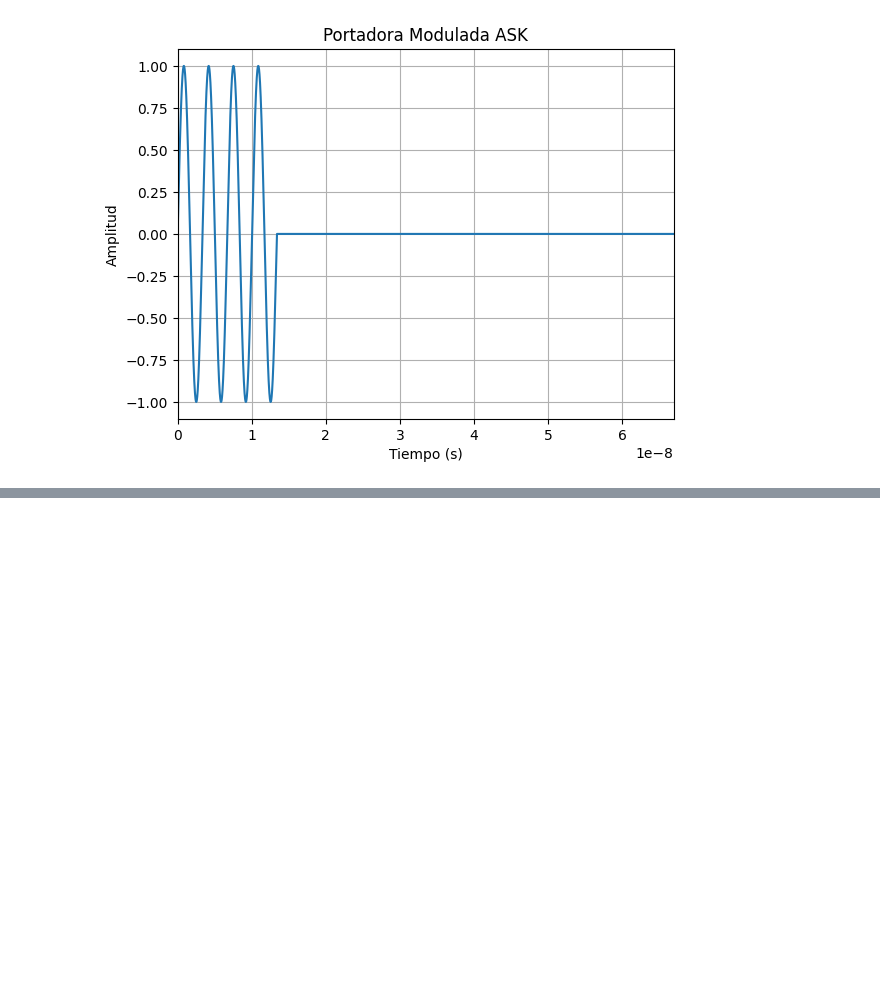
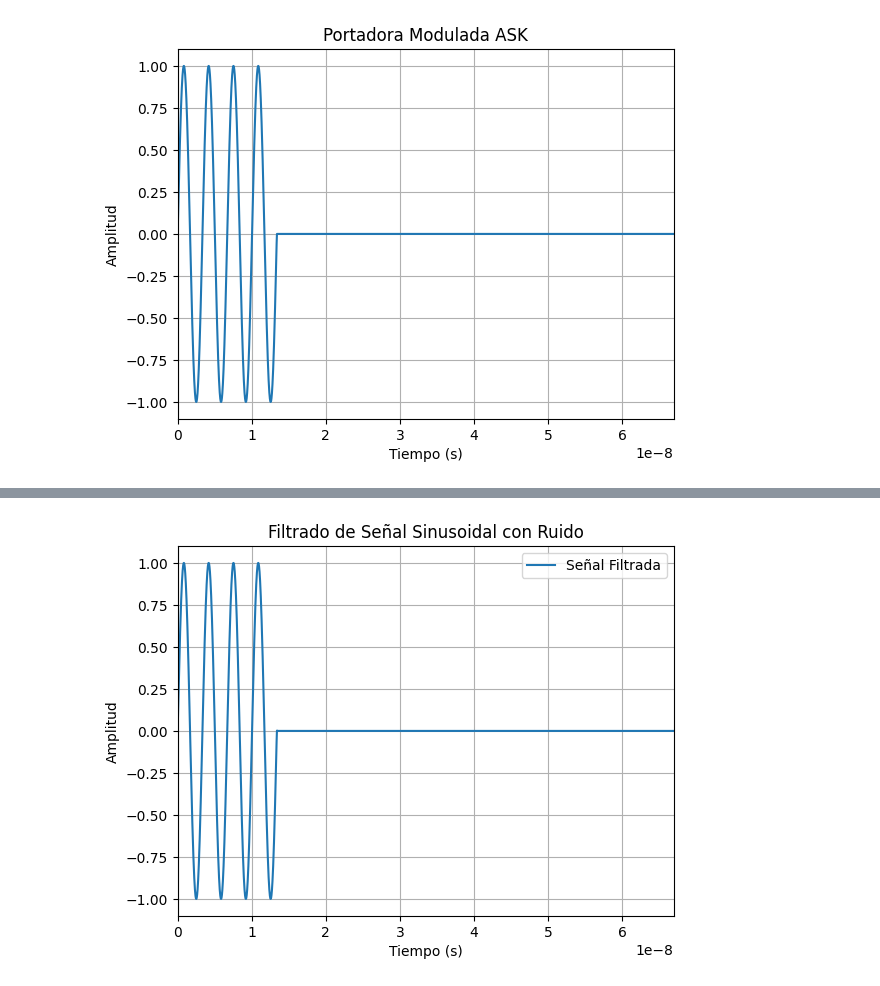
Before and after one commit to FedeArnaudo/RadarPulsado, a Jupyter notebook: Radar_v4.ipynb, the cells around one changed output, grey strips where cells are left out. Cells and saved outputs as stored; diff of their text form; code cells hidden in the pictures; blank space fills up the shorter version.

```diff
--- a/Radar_v4.ipynb
+++ b/Radar_v4.ipynb
@@ -170,0 +172,16 @@ plt.show()
+# %%
+# Filtrar la señal con un filtro pasa bajos
+fc = 1000  # Frecuencia de corte del filtro pasa bajos en Hz
+b, a = signal.butter(4, fc/(Muestras/2), 'low')  # Diseñar el filtro
+filtered_signal = signal.filtfilt(b, a, Rx)
+
+plt.plot(t, filtered_signal, label='Señal Filtrada')
+plt.xlabel('Tiempo (s)')
+plt.xlim(0, PRI)
+plt.ylabel('Amplitud')
+plt.title('Filtrado de Señal Sinusoidal con Ruido')
+plt.legend()
+plt.grid(True)
+plt.show()
+# %% [output]
+[figure, added]
```
Also changed, not shown: parts of 7 cells of this notebook, 2 other files.
